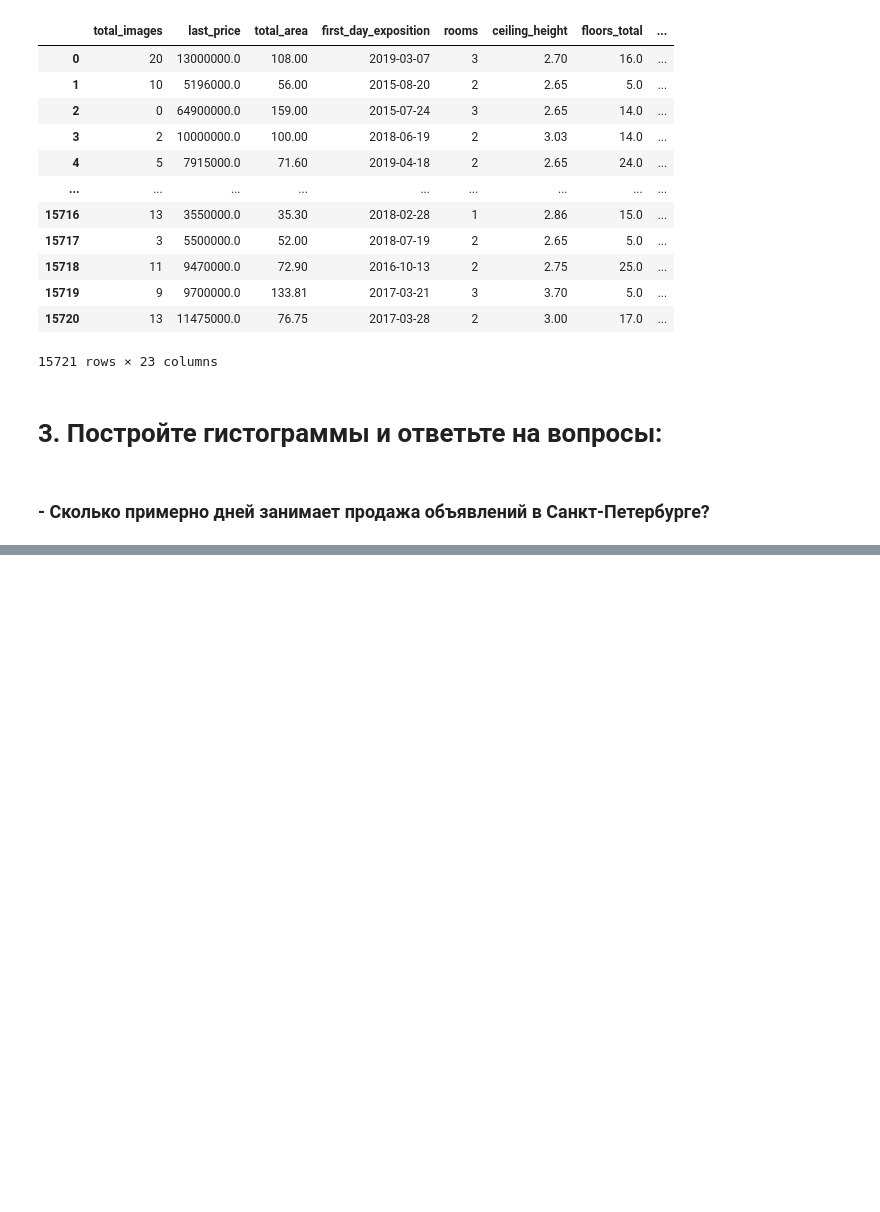
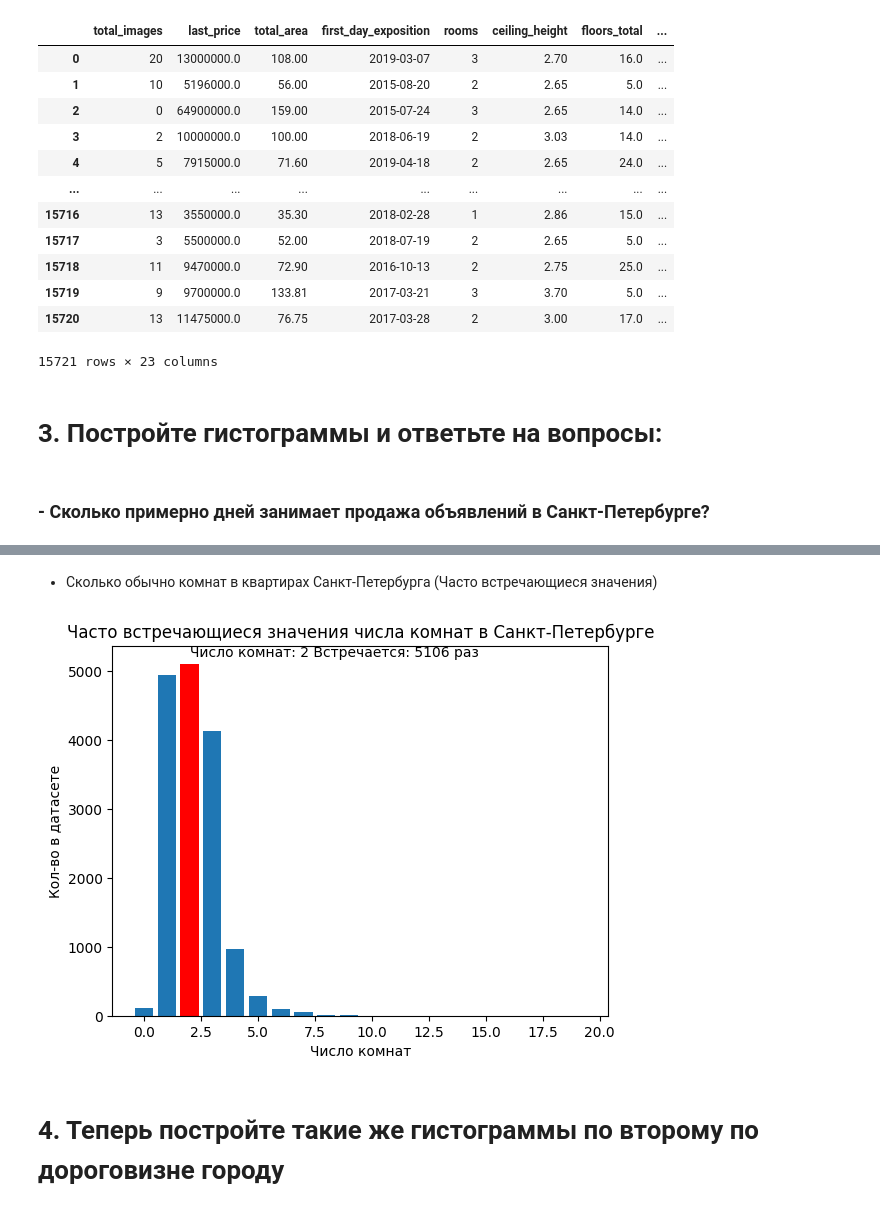
Before and after one commit to gleb-pan/data-analytics-decode, a Jupyter notebook: Python/Submissions/Final_project.ipynb, the cells around one changed output, grey strips where cells are left out. Saved outputs shown, nothing was run; the diff lists cells and outputs as text; code cells hidden in the pictures; blank space fills up the shorter version.

```diff
--- a/Python/Submissions/Final_project.ipynb
+++ b/Python/Submissions/Final_project.ipynb
@@ -370,0 +376,41 @@ saint_petersburg[['days_exposition', 'first_day_exposition']].sort_values(by='fi
+# %% [markdown]
+- Сколько обычно комнат в квартирах Санкт-Петербурга (Часто встречающиеся значения)
+# %%
+# С помощью чата-гпт сгенерировал следующую гистограмму которая дает нам понять что чаще всего встречаются 2-х комнатные квартиры.
+
+# Calculate value counts for the 'rooms' column
+value_counts = saint_petersburg['rooms'].value_counts()
+
+# Convert value counts to a dictionary
+most_freq_rooms = value_counts.to_dict()
+
+# Extract keys and values from the dictionary
+years = list(most_freq_rooms.keys())
+vals = list(most_freq_rooms.values())
+
+# Create the bar plot
+plt.bar(years, vals)
+
+# Add labels and title
+plt.xlabel('Число комнат')
+plt.ylabel('Кол-во в датасете')
+plt.title('Часто встречающиеся значения числа комнат в Санкт-Петербурге')
+
+# Find the key corresponding to the maximum value
+highest_bar_key = max(most_freq_rooms, key=most_freq_rooms.get)
+
+# Highlight the highest bar by setting a different color
+plt.bar(highest_bar_key, most_freq_rooms[highest_bar_key], color='red')
+
+# Annotate the highest bar with its value
+plt.annotate(f'Число комнат: {highest_bar_key} Встречается: {most_freq_rooms[highest_bar_key]} раз',
+             xy=(highest_bar_key, most_freq_rooms[highest_bar_key]),
+             xytext=(highest_bar_key, most_freq_rooms[highest_bar_key] + 100),
+             color='black')
+
+# Show the plot
+plt.show()
+# %% [output]
+[figure, added]
+# %% [markdown]
+# 4.  Теперь постройте такие же гистограммы по второму по дороговизне городу
```
Also changed, not shown: parts of 4 cells of this notebook.
